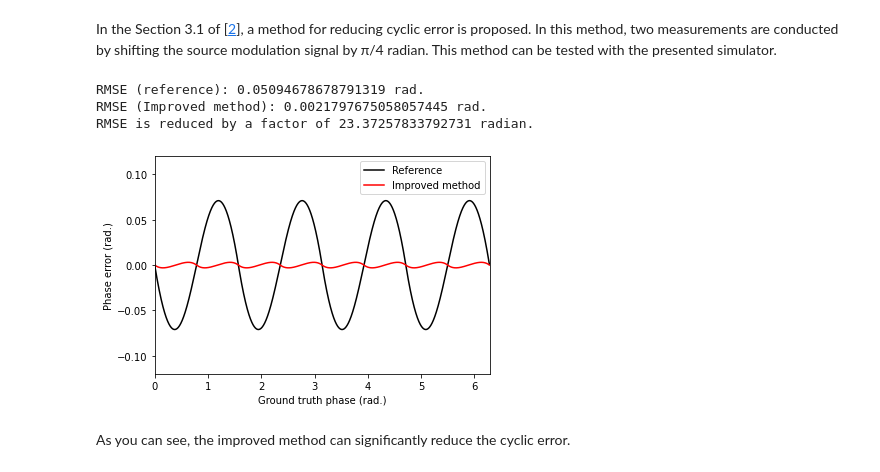
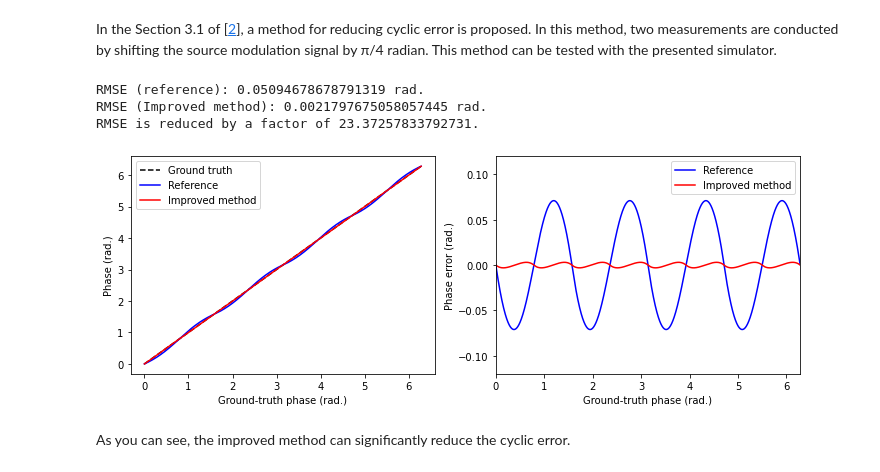
Before and after one commit to ksonod/itof_cyclic_error_simulator, a Jupyter notebook: main_notebook.ipynb, the cells around one changed output. Drawn from its saved outputs; the diff is of its cells as text; code cells hidden in the pictures.

```diff
--- a/main_notebook.ipynb
+++ b/main_notebook.ipynb
@@ -20,7 +25,8 @@ config = {
     "figure": {  # Figure config
         "show_signals": True,
         "show_spectra": True,
-        "show_phase_signals_and_cyclic_error": True
+        "show_phase_signals_and_cyclic_error": True,
+        "unit": DepthUnit.RADIAN
     }
 }
 # %%
@@ -122,28 +125,39 @@ simulated_phases = np.array(simulated_phases)
 # %%
 new_phase = 0.5 * (simulated_phases[0,:] + simulated_phases[1,:] - 0.25 * np.pi)
 corrected_cyclic_error = new_phase-simulation_data.gt_phase
-corrected_cyclic_error -= np.mean(corrected_cyclic_error)
+ce_center = np.mean(corrected_cyclic_error)
+corrected_cyclic_error -= ce_center
+new_phase -= ce_center
 
 rsme1 = np.sqrt(np.mean(simulation_data.cyclic_error**2))
 rsme2 = np.sqrt(np.mean(corrected_cyclic_error**2))
 print(f"RMSE (reference): {rsme1} rad.")
 print(f"RMSE (Improved method): {rsme2} rad.")
-print(f"RMSE is reduced by a factor of {rsme1/rsme2} radian.")
+print(f"RMSE is reduced by a factor of {rsme1/rsme2}.")
 
-plt.figure()
-plt.plot(simulation_data.gt_phase, simulation_data.cyclic_error, "k-", label="Reference")
+plt.figure(figsize=(12,4))
+plt.subplot(121)
+plt.plot(simulation_data.gt_phase, simulation_data.gt_phase, "k--", label="Ground truth")
+plt.plot(simulation_data.gt_phase, simulated_phases[1,:], "b-", label="Reference")
+plt.plot(simulation_data.gt_phase, new_phase, "r-", label="Improved method")
+plt.xlabel("Ground-truth phase (rad.)")
+plt.ylabel("Phase (rad.)")
+plt.legend()
+
+plt.subplot(122)
+plt.plot(simulation_data.gt_phase, simulation_data.cyclic_error, "b-", label="Reference")
 plt.plot(simulation_data.gt_phase, corrected_cyclic_error, "r-", label="Improved method")
 plt.legend()
 plt.xlim([0, 2*np.pi])
 plt.ylim([-0.12, 0.12])
-plt.xlabel("Ground truth phase (rad.)")
+plt.xlabel("Ground-truth phase (rad.)")
 plt.ylabel("Phase error (rad.)")
 plt.show()
 # %% [output]
 RMSE (reference): 0.05094678678791319 rad.
 RMSE (Improved method): 0.0021797675058057445 rad.
-RMSE is reduced by a factor of 23.37257833792731 radian.
+RMSE is reduced by a factor of 23.37257833792731.
-[figure, old version]
+[figure, new version]
 # %% [markdown]
 As you can see, the improved method can significantly reduce the cyclic error.
 # %% [markdown]
```
Also changed, not shown: parts of 5 cells of this notebook.
